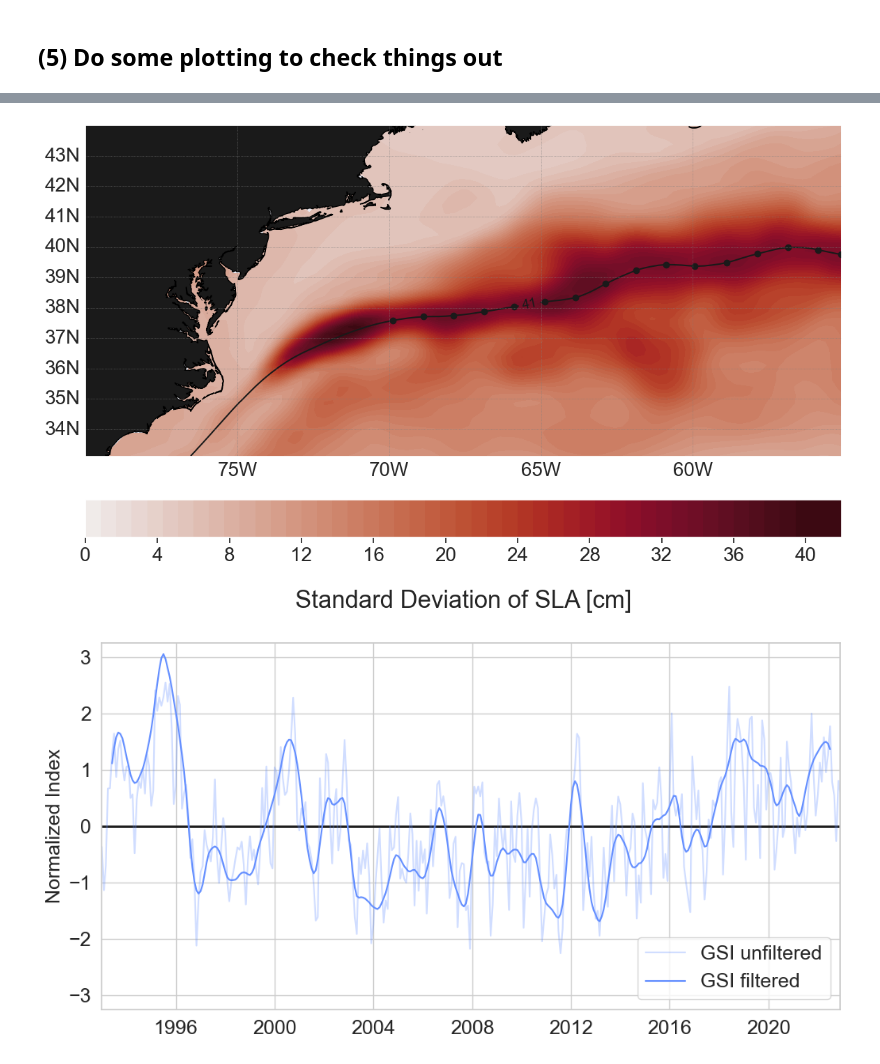
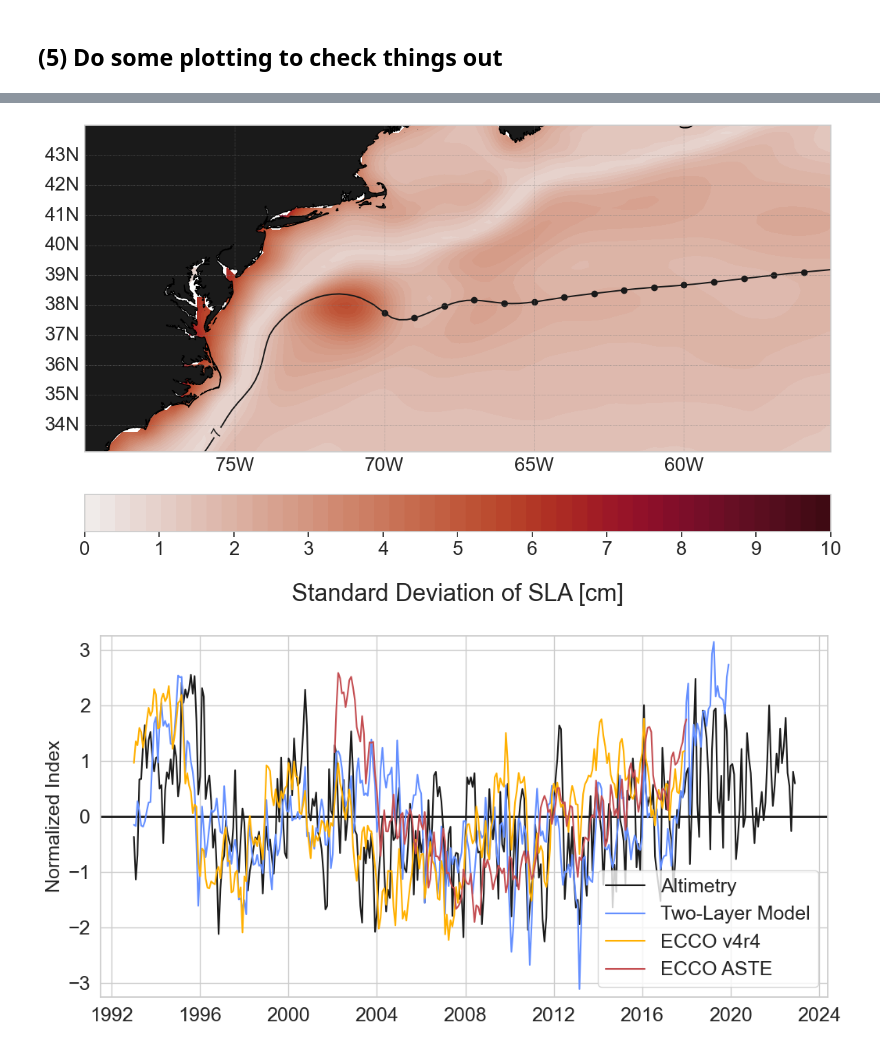
Before and after one commit to lillienders/gs-var, a Jupyter notebook: notebooks/get_gsi_obs.ipynb, the cells around one changed output, grey strips where cells are left out. Drawn from its saved outputs; the diff is of its cells as text; code cells hidden in the pictures.

```diff
--- a/notebooks/get_gsi_obs.ipynb
+++ b/notebooks/get_gsi_obs.ipynb
@@ -28,3 +28,5 @@ ds_sla  = xr.open_dataset(data_path + 'sla_adt_gs_monthly.nc') # This is a month
+# %%
+ds_sla  = xr.open_dataset(data_path + 'twolayer_93_19.nc') # This is a monthly time series from AVISO with SLA and ADT for 1992-2023
 # %%
 ds_sla # Look at dataset to make sure all is in order
 # %% [output]
@@ -48,8 +45,8 @@ Attributes:
 # %% [markdown]
 ## (2) Do some processing of the SLA fields
 # %%
-ds_sla['longitude'] = ds_sla['longitude'] + 360 # Convert to degrees east
-ds_sla['adt']       = ds_sla.adt.mean(dim = 'time')   # Take time mean average of adt
+#ds_sla['longitude'] = ds_sla['longitude'] + 360 # Convert to degrees east
+#ds_sla['adt']       = ds_sla.adt.mean(dim = 'time')   # Take time mean average of adt
 
 ds_sla['adt']       = ds_sla['adt']*100 # Convert to cm
 ds_sla['sla']       = ds_sla['sla']*100 # Convert to cm
@@ -61,8 +58,11 @@ ds_sla              = ds_sla.sel(time = slice('1993-01','2022-12'))
 ds_sla = seasonal_detrend(ds_sla) # Remove seasonal cycle
 ds_sla = linear_detrend(ds_sla)   # Detrend linearly
 
-time_fmt       = np.arange(np.datetime64('1993-01'), np.datetime64('2023-01'), dtype="datetime64[M]")
+#time_fmt       = np.arange(np.datetime64('1993-01'), np.datetime64('2023-01'), dtype="datetime64[M]")
+time_fmt       = np.arange(np.datetime64('1993-01'), np.datetime64('2020-01'), dtype="datetime64[M]")
 ds_sla['time'] = time_fmt # Format time coordinate, which got messed up during linear detrending (should fix this w/in routine)
+# %%
+ds_sla = ds_sla.sel(longitude = slice(279,306),latitude = slice(33,45))
 # %%
 ds_sla # Look at dataset again because why not have some awareness of what's going on
 # %% [output]
@@ -109,36 +115,36 @@ bbox = [280, 304.9, 33.1, 44]
 fig = plt.figure(figsize=(14, 8))
 crs = ccrs.PlateCarree()
 ax = plt.subplot(1, 1, 1, projection=crs)
 ax.set_extent(bbox, crs)
 
 ax.add_feature(cfeature.COASTLINE)
 ax.add_feature(cfeature.LAND, facecolor='k', zorder=1)
 
 gl = ax.gridlines(draw_labels=True, linewidth=0.5, color='gray', linestyle=':')
 gl.top_labels = gl.right_labels = False
 gl.ylocator = mticker.FixedLocator(np.arange(34,44))
 gl.xformatter = LongitudeFormatter(degree_symbol='')
 gl.yformatter = LatitudeFormatter(degree_symbol='')
 
-levels = np.linspace(0,42,50)
+levels = np.linspace(0,10,50)
 colorplot = plt.contourf(ds_sla.longitude,ds_sla.latitude,ds_sla.sla_std, levels=levels, cmap='cmo.amp', zorder=0)
-cs = plt.contour(ds_sla.longitude,ds_sla.latitude,ds_sla.adt, levels=[get_max_contour(ds_sla.adt, ds_sla.sla_std)], colors='k', zorder=0)
+cs = plt.contour(ds_sla.longitude,ds_sla.latitude,ds_sla.adt, levels=[7], colors='k', zorder=0)
 ax.clabel(cs, inline=True, fontsize=14)  # fmt sets the label format
 
-max_data = int(round(np.nanmax(abs(ds_sla.sla_std)), -1))
-colorplot.set_clim(0, max_data)
+#max_data = int(round(np.nanmax(abs(ds_sla.sla_std)), -1))
+#colorplot.set_clim(0, max_data)
 
 plt.scatter(gsi_lon, gsi_lat, color='k')
 
 plt.xlabel('Latitude ', fontsize=25)
 plt.ylabel('Longitude', fontsize=25)
 gl.xlabel_style = {'size': 20}
 gl.ylabel_style = {'size': 20}
 
 cbar = plt.colorbar(colorplot, fraction=0.1, pad=0.1, orientation='horizontal',
-                    ticks=np.linspace(0, max_data, 11))
+                    ticks=np.linspace(0, 10, 11))
 cbar.set_label('Standard Deviation of SLA [cm]', size='25', labelpad=25)
 cbar.ax.tick_params(labelsize=20)
 #plt.savefig(fig_path + 'gsi_std_altimetry.png', format='png', bbox_inches="tight",dpi=500)
 # %% [output]
-[figure, old version]
+[figure, new version]
@@ -149,8 +166,10 @@ gsi_c = '#648fff'
 fig   = plt.figure(figsize=(12, 6))
 zline = plt.axhline(0, color='k', linewidth=2)
 
-uf    = plt.plot(gsi_norm.time, gsi_norm, color = gsi_c, alpha = 0.3, label = 'GSI unfiltered')
-f     = plt.plot(gsi_f.time, gsi_f, color = gsi_c, zorder = 10, label = 'GSI filtered')
+alt        = plt.plot(gsi_alt.time, gsi_alt,color = 'k', label = 'Altimetry')
+two_lay    = plt.plot(gsi_array.time, gsi_array, color = gsi_c, label = 'Two-Layer Model')
+ecco       = plt.plot(gsi_ecco.time, gsi_ecco, color = '#ffb000', label = 'ECCO v4r4')
+aste    = plt.plot(gsi_aste.time, gsi_aste, color = 'r', label = 'ECCO ASTE')
 
 xtix  = plt.yticks(fontsize=18)
 ytix  = plt.xticks(fontsize=18)
@@ -158,11 +177,11 @@ ytix  = plt.xticks(fontsize=18)
 ylab  = plt.ylabel('Normalized Index', fontsize = 18)
 xlab  = plt.xlabel('',fontsize = 18)
 
-xlim  = plt.xlim(gsi_norm.time[0],gsi_norm.time[-1])
+#xlim  = plt.xlim(gsi_norm.time[0],gsi_norm.time[-1])
 ylim  = plt.ylim(-3.25,3.25)
 
 leg   = plt.legend(fontsize = 18)
 
-#plt.savefig(fig_path + 'gsi_time_series_altimetry.png', format='png', bbox_inches="tight",dpi=500)
+plt.savefig(fig_path + 'gsi_comp_unfiltered.png', format='png', bbox_inches="tight",dpi=500)
 # %% [output]
-[figure, old version]
+[figure, new version]
```
Also changed, not shown: parts of 9 cells of this notebook, 19 other files.
